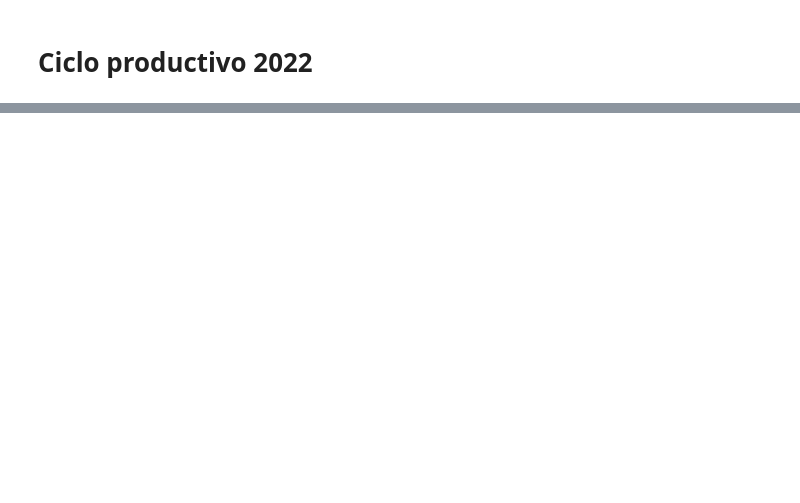
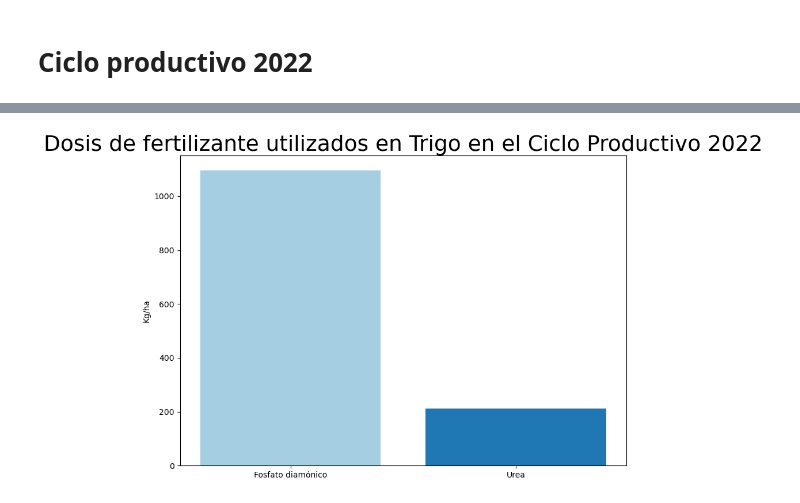
Before and after one commit to FranSPG/auravant-visualizations, a Jupyter notebook: visualization_yield_area_by_crop/visualization_yield_area_by_crop.ipynb, the cells around one changed output, grey strips where cells are left out. Cells and saved outputs as stored; diff of their text form; code cells hidden in the pictures; blank space fills up the shorter version.

```diff
--- a/visualization_yield_area_by_crop/visualization_yield_area_by_crop.ipynb
+++ b/visualization_yield_area_by_crop/visualization_yield_area_by_crop.ipynb
@@ -107,0 +109,14 @@ plt.show()
+# %%
+QUERY_SUPPLIES_2022 = """select cp.yeargroup, sum(il.dosis) dosis, il.unidad_medida, i.nombre
+                            from ciclos_productivos cp,
+                                 siembras s, cultivos c, labores lab,
+                                 insumos_labores il, insumos i
+                            where lab.fecha_fin is null
+                            and cp.yeargroup is not null
+                            and lab.id_ciclo = cp.id
+                            and s.uuid = lab.uuid_labor
+                            and il.id_insumo = i.id
+                            and c.id = s.id_cultivo
+                            and c.nombre = 'Trigo'
+                            and cp.yeargroup = 2022
+                            group by cp.yeargroup, il.unidad_medida, i.nombre"""
@@ -107,0 +125,16 @@ plt.show()
+# %%
+df_urea_supply_2022 = df_supplies_2022[df_supplies_2022['nombre'].str.lower().str.contains('urea')].copy()
+df_urea_supply_2022.loc[:, 'nombre'] = 'Urea'
+df_urea_supply_2022 = stand_unidad_medida(df_urea_supply_2022)
+df_urea_supply_2022 = df_urea_supply_2022.loc[(df_urea_supply_2022['dosis'] >= 10) &
+                                              (df_urea_supply_2022['dosis'] <= 400) &
+                                              (df_urea_supply_2022['unidad_medida'] == "kg/ha")].groupby(['yeargroup', 'unidad_medida', 'nombre'], as_index=False)['dosis'].sum()
+# %%
+df_fosfato_supply_2022 = df_supplies_2022[df_supplies_2022['nombre'].str.lower().str.contains('fosfato diamónico|dap|fosfato diamonico')].copy()
+df_fosfato_supply_2022.loc[:, 'nombre'] = 'Fosfato diamónico'
+df_fosfato_supply_2022 = stand_unidad_medida(df_fosfato_supply_2022)
+df_fosfato_supply_2022 = df_fosfato_supply_2022.loc[(df_fosfato_supply_2022['dosis'] >= 10) &
+                                                    (df_fosfato_supply_2022['dosis'] <= 400) &
+                                                    (df_fosfato_supply_2022['unidad_medida'] == "kg/ha")].groupby(['yeargroup', 'unidad_medida', 'nombre'], as_index=False)['dosis'].sum()
+# %%
+df_urea_fosfato = pd.concat([df_fosfato_supply_2022, df_urea_supply_2022])
@@ -107,0 +147,16 @@ plt.show()
+# %%
+data = df_urea_fosfato['dosis'].values
+labels = df_urea_fosfato['nombre'].values
+
+colors = sns.color_palette('Paired')[0:2]
+
+plt.figure(figsize=(10,7))
+plt.bar(labels,
+        data,
+        color=colors)
+
+plt.title("Dosis de fertilizante utilizados en Trigo en el Ciclo Productivo 2022", fontdict={"fontsize": 27})
+plt.ylabel('Kg/ha')
+plt.show()
+# %% [output]
+[figure, added]
```
Also changed, not shown: parts of 16 cells of this notebook.
